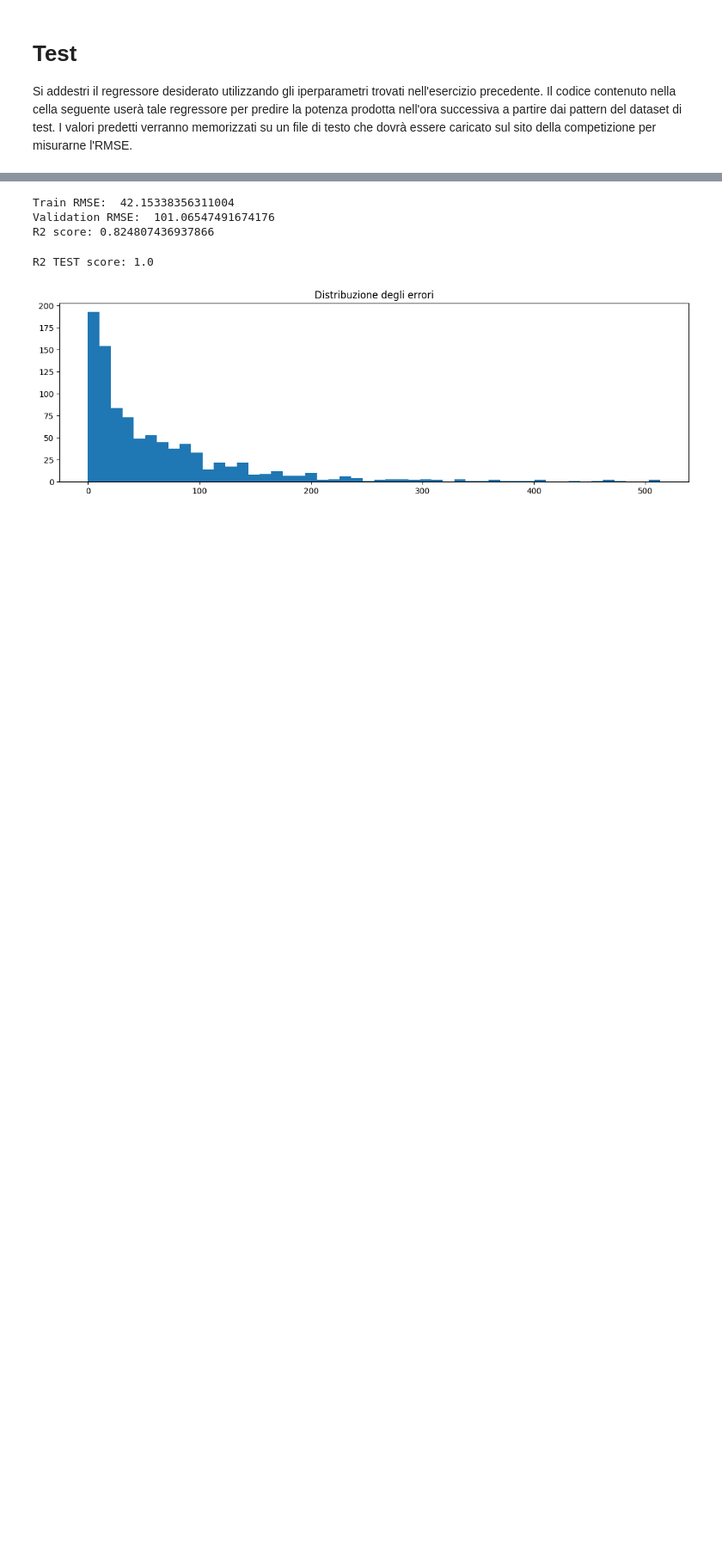
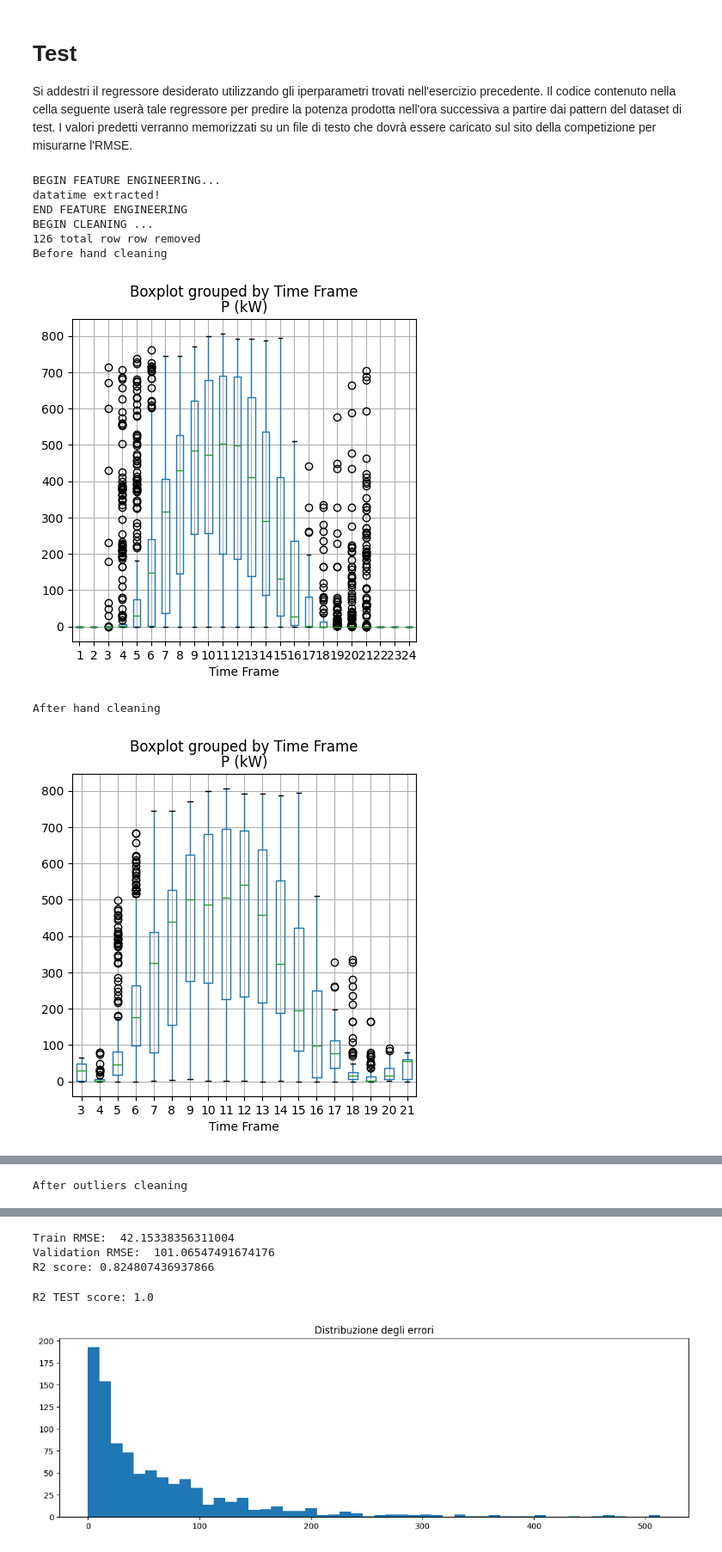
Before and after one commit to davidcohenDC/machine-learning-labs, a Jupyter notebook: 03-solar-regression/final-model.ipynb, the cells around one changed output, grey strips where cells are left out. Shown at 86% size. Saved outputs shown, nothing was run; the diff lists cells and outputs as text; code cells hidden in the pictures; blank space fills up the shorter version.

Commit message:
resolve hand_cleaning bug

```diff
--- a/03-solar-regression/final-model.ipynb
+++ b/03-solar-regression/final-model.ipynb
@@ -14,18 +14,28 @@ from matplotlib import pyplot as plt
 # %%
 train_path = './DBs/SolarPark/train.txt'
 test_path = './DBs/SolarPark/test.txt'
 result_path = 'Es5Predictions.txt'
 
-train_dataframe,train_pure_dataframe = pre_process(train_path,debug=False)
+train_dataframe,train_pure_dataframe = pre_process(train_path,debug=True)
 feature_x = np.append(train_dataframe.values[:,2:6],train_dataframe.values[:,7:12],axis=1)
 feature_pure_x = np.append(train_pure_dataframe.values[:,2:6],train_pure_dataframe.values[:,7:12],axis=1)
 feature_y = train_dataframe.values[:,6]
 feature_pure_y = train_pure_dataframe.values[:,6]
 
 # Cast di tutti i valori a float32
 feature_x = feature_x.astype(np.float32)
 feature_y = feature_y.astype(np.float32)
 
 # Cast di tutti i valori a float32
 feature_pure_x = feature_pure_x.astype(np.float32)
 feature__pure_y = feature_pure_y.astype(np.float32)
+# %% [output]
+BEGIN FEATURE ENGINEERING...
+datatime extracted!
+END FEATURE ENGINEERING
+BEGIN CLEANING ...
+126 total row row removed
+Before hand cleaning
+[figure, added]
+After hand cleaning
+[figure, added]
@@ -31,0 +50 @@ feature__pure_y = feature_pure_y.astype(np.float32)
+After outliers cleaning
```
Also changed, not shown: parts of 1 cell of this notebook, 1 other file.
